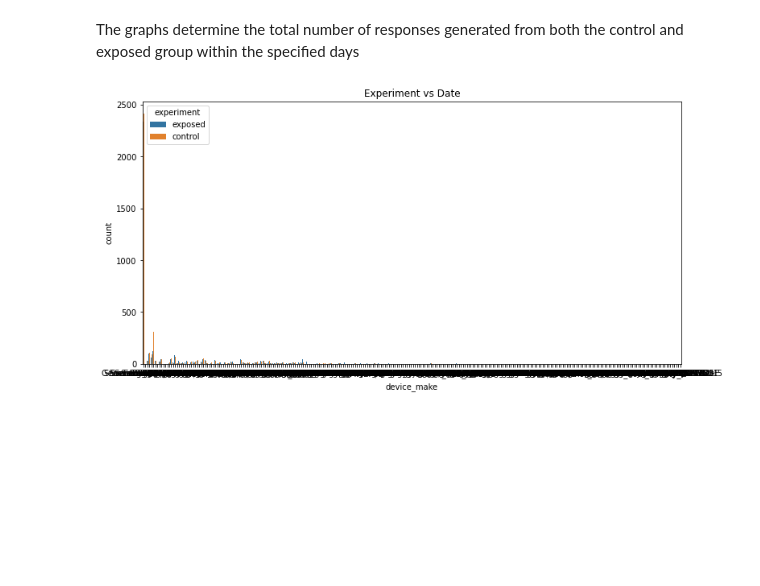
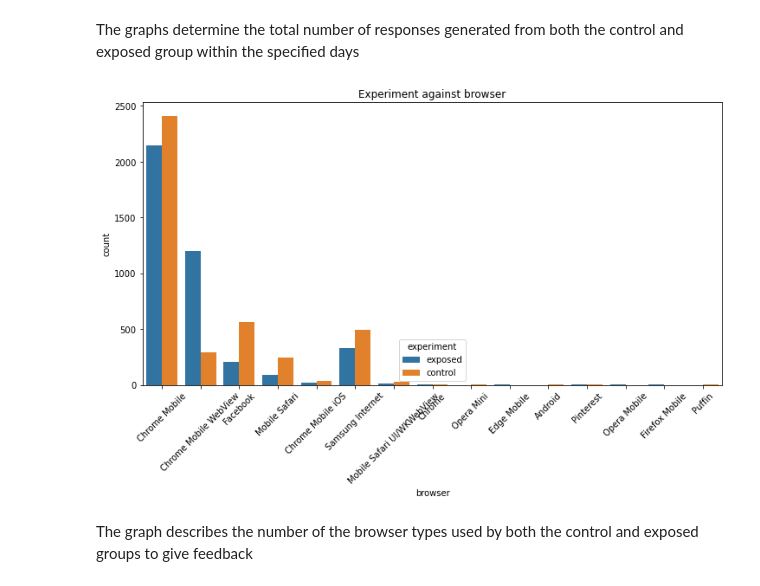
Before and after one commit to tadesse381/SmartAd_AB_test-1, a Jupyter notebook: notebooks/AdCampaingnEDA.ipynb, the cells around one changed output. Drawn from its saved outputs; the diff is of its cells as text; code cells hidden in the pictures; blank space fills up the shorter version.

```diff
--- a/notebooks/AdCampaingnEDA.ipynb
+++ b/notebooks/AdCampaingnEDA.ipynb
@@ -213,13 +210,14 @@ plt.show()
 # %% [markdown]
 The graphs determine the total number of responses generated from both the control and exposed group within the specified days
 # %%
-# device_make
- pd.DataFrame(user_data['Total_UL_and_DL_(Bytes)'].value_counts()).head(50)
 
-# data against experiment
+# data against device_make
 plt.figure(figsize=(12, 6))
-sns.countplot(data=df, x="device_make", hue="experiment")
-plt.title('Experiment vs Date')
+sns.countplot(data=df, x="browser", hue="experiment")
+plt.title('Experiment against browser')
+plt.xticks(rotation=45)
 plt.show()
 # %% [output]
-[figure, old version]
+[figure, new version]
+# %% [markdown]
+The graph describes the number of the browser types used by both the control and exposed groups to give feedback
```
Also changed, not shown: parts of 4 cells of this notebook.
